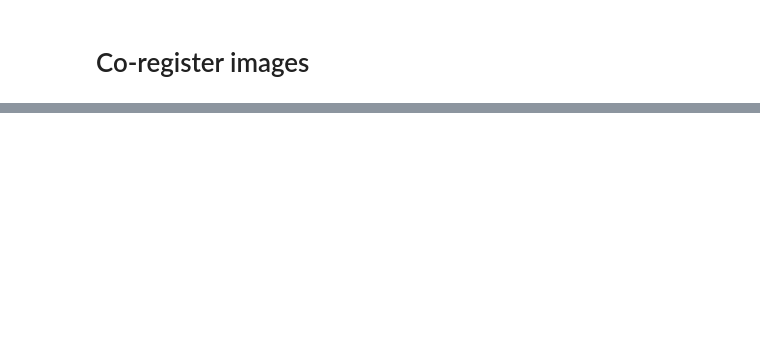
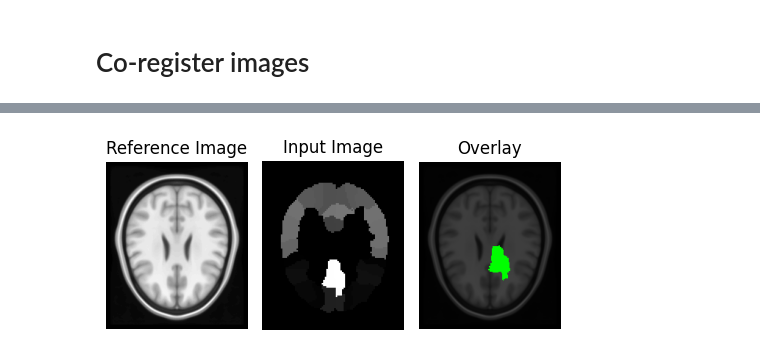
Before and after one commit to claredavies/MedicalImaging, a Jupyter notebook: MedicalImagingProject.ipynb, the cells around one changed output, grey strips where cells are left out. Cells and saved outputs as stored; diff of their text form; code cells hidden in the pictures; blank space fills up the shorter version.

```diff
--- a/MedicalImagingProject.ipynb
+++ b/MedicalImagingProject.ipynb
@@ -495,0 +624,40 @@ plt.show()
+# %%
+def get_image_highlight_thamalas(input_images, ref_images):
+  coregistered_image = coregistration(input_images, ref_images)
+  coregistered_image_thamalas = threshold_thamalas(coregistered_image)
+
+  # Create a blank 3-channel image with the same dimensions as the grayscale image
+  overlay = cv2.cvtColor(ref_images[100], cv2.COLOR_GRAY2BGR)
+
+  # Set the Thalamus region pixels in the overlay image to red
+  overlay[coregistered_image_thamalas > 0] = (0, 255, 0)  # BGR value for red
+
+  return overlay
+# %%
+input_images = input_dcm.pixel_array
+ref_images = reference_dcm.pixel_array[0:181]
+
+thamalas_im = get_image_highlight_thamalas(input_images, ref_images)
+
+# Display the reference image
+plt.subplot(1, 4, 1)
+plt.imshow(ref_images[100], cmap='gray')
+plt.title('Reference Image')
+plt.axis('off')
+
+# Overlay input image onto reference image
+plt.subplot(1, 4, 2)
+plt.imshow(input_images[100], cmap='gray')
+plt.title('Input Image')
+plt.axis('off')
+
+# Overlay input image onto reference image
+plt.subplot(1, 4, 3)
+plt.imshow(cv2.cvtColor(thamalas_im, cv2.COLOR_BGR2RGB))
+plt.title('Overlay')
+plt.axis('off')
+
+plt.tight_layout()  # Adjust the layout for better visualization
+plt.show()
+# %% [output]
+[figure, added]
```
Also changed, not shown: parts of 28 cells of this notebook.
